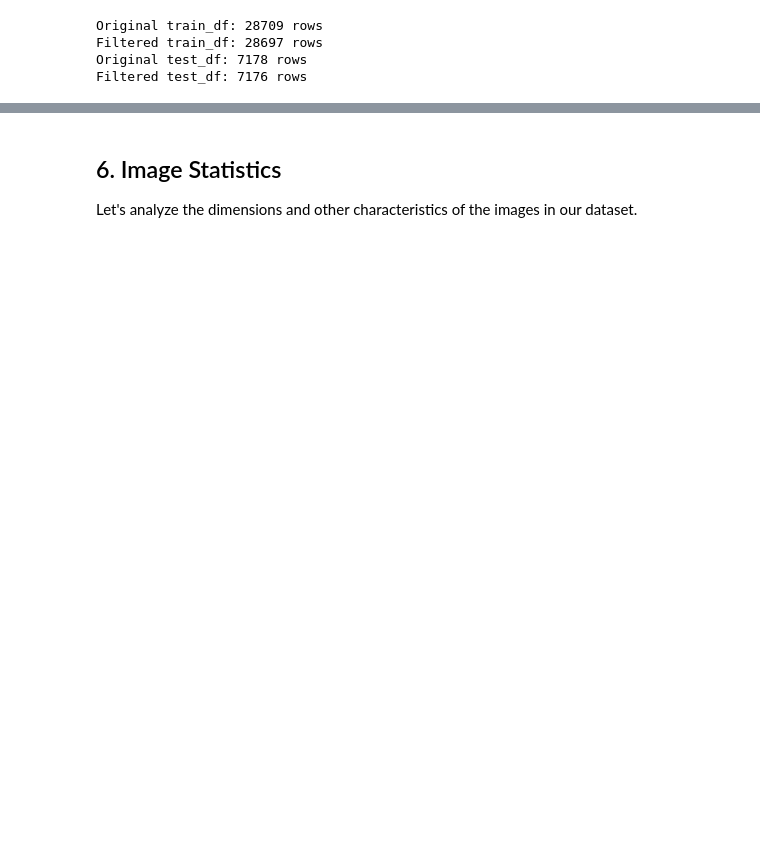
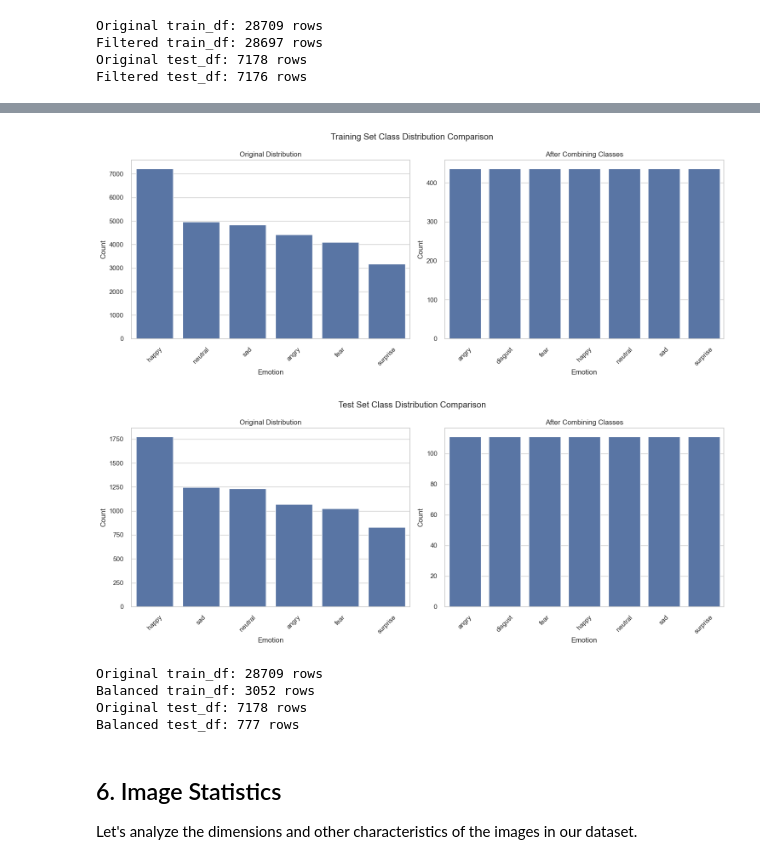
Before and after one commit to margavera/Facial-Expressions-Image-Classification, a Jupyter notebook: notebooks/EDA_Facial_Expressions.ipynb, the cells around one changed output, grey strips where cells are left out. Drawn from its saved outputs; the diff is of its cells as text; code cells hidden in the pictures; blank space fills up the shorter version.

```diff
--- a/notebooks/EDA_Facial_Expressions.ipynb
+++ b/notebooks/EDA_Facial_Expressions.ipynb
@@ -229,2 +247,13 @@ Filtered test_df: 7176 rows
+# %%
+train_dist_balanced = balanced_train_df['Emotion'].value_counts().reset_index()
+train_dist_balanced.columns = ['Emotion', 'Count']
+test_dist_balanced = balanced_test_df['Emotion'].value_counts().reset_index()
+test_dist_balanced.columns = ['Emotion', 'Count']
+# %%
+plot_class_comparison(train_dist_after, train_dist_balanced, 'Training Set Class Distribution Comparison')
+plot_class_comparison(test_dist_after, test_dist_balanced, 'Test Set Class Distribution Comparison')
+# %% [output]
+[figure, added]
+[figure, added]
 # %%
 # Get the paths of the filtered images
@@ -233,3 +262,13 @@ filtered_test_image_paths = get_image_paths(filtered_test_df, TEST_PATH)
+# %%
+print(f"Original train_df: {len(train_df)} rows")
+print(f"Balanced train_df: {len(balanced_train_df)} rows")
+print(f"Original test_df: {len(test_df)} rows")
+print(f"Balanced test_df: {len(balanced_test_df)} rows")
+# %% [output]
+Original train_df: 28709 rows
+Balanced train_df: 3052 rows
+Original test_df: 7178 rows
+Balanced test_df: 777 rows
 # %% [markdown]
 ## 6. Image Statistics
 
```
Also changed, not shown: parts of 11 cells of this notebook, 1 other file.
